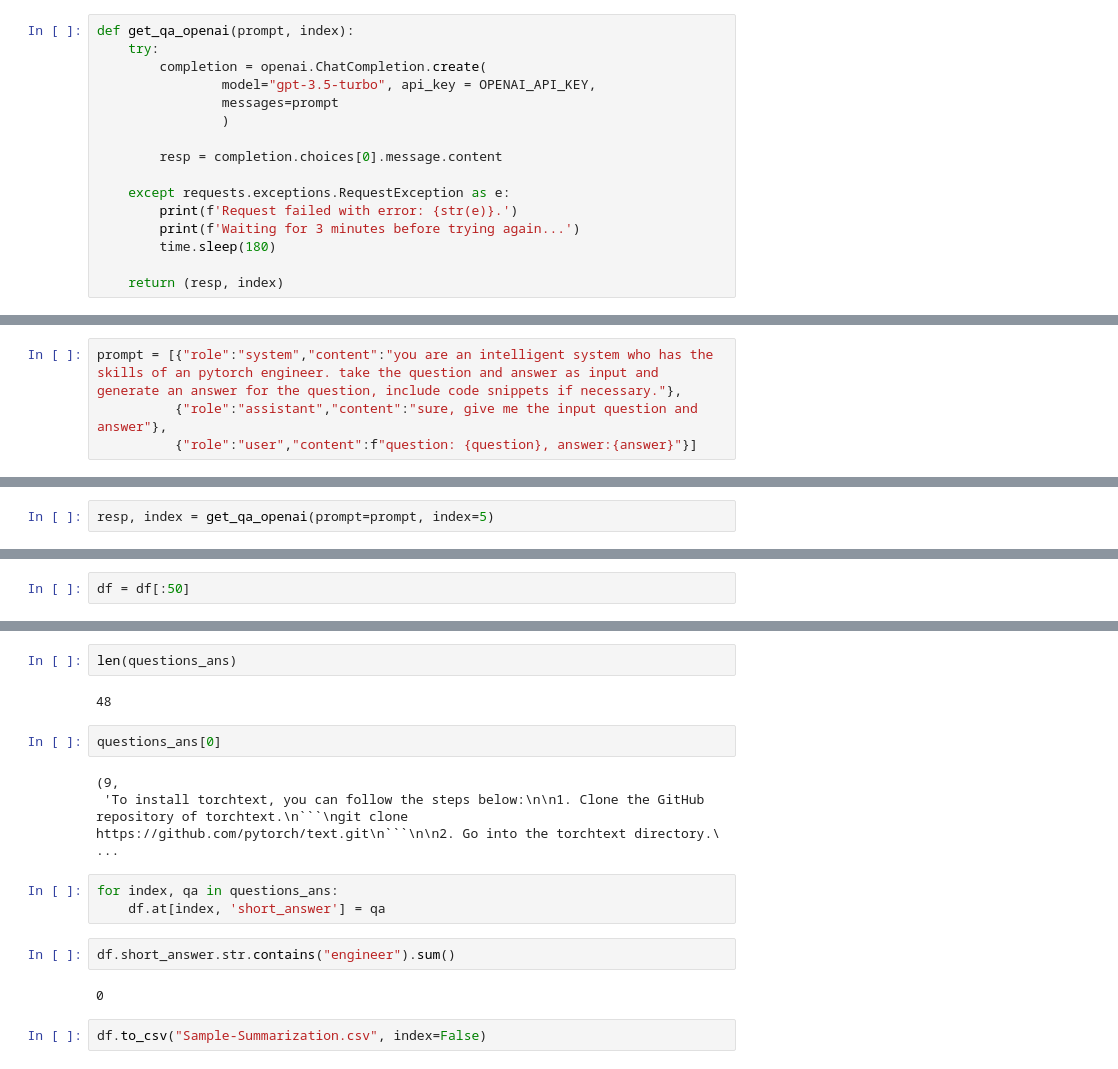
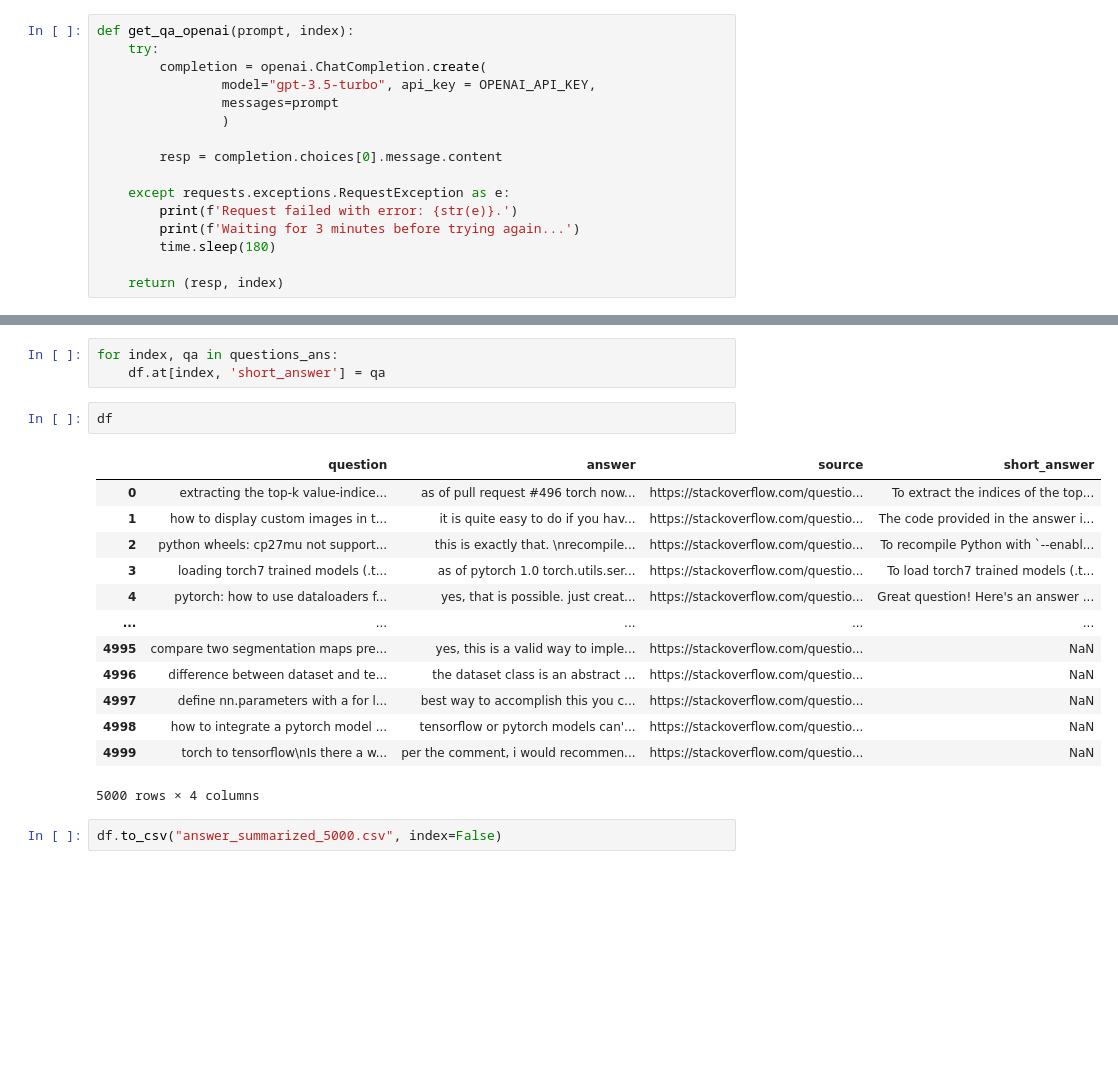
Before and after one commit to chauhang/pt-experiments, a Jupyter notebook: pytorch-qa/data-preparation/with_context/Answer-Summary-Cleanup-Sample-Test.ipynb, the cells around one changed output, grey strips where cells are left out. Saved outputs shown, nothing was run; the diff lists cells and outputs as text; blank space fills up the shorter version.

Commit message:
Updating Answer summary notebook with 5k records
Signed-off-by: Shrinath Suresh <shrinath@ideas2it.com>

````diff
--- a/pytorch-qa/data-preparation/with_context/Answer-Summary-Cleanup-Sample-Test.ipynb
+++ b/pytorch-qa/data-preparation/with_context/Answer-Summary-Cleanup-Sample-Test.ipynb
@@ -85,4 +71,0 @@ answer
-# %%
-prompt = [{"role":"system","content":"you are an intelligent system who has the skills of an pytorch engineer. take the question and answer as input and generate an answer for the question, include code snippets if necessary."},
-          {"role":"assistant","content":"sure, give me the input question and answer"},
-          {"role":"user","content":f"question: {question}, answer:{answer}"}]
@@ -98,2 +71,0 @@ prompt
-# %%
-resp, index = get_qa_openai(prompt=prompt, index=5)
@@ -106,2 +71,0 @@ resp
-# %%
-df = df[:50]
@@ -138,18 +110,21 @@ generated an exception: Bad gateway. {"error":{"code":502,"message":"Bad gateway
-# %%
-len(questions_ans)
-# %% [output]
-48
-# %%
-questions_ans[0]
-# %% [output]
-(9,
- 'To install torchtext, you can follow the steps below:\n\n1. Clone the GitHub repository of torchtext.\n```\ngit clone https://github.com/pytorch/text.git\n```\n\n2. Go into the torchtext directory.\ ...
 # %%
 for index, qa in questions_ans:
     df.at[index, 'short_answer'] = qa
-# %%
-df.short_answer.str.contains("engineer").sum()
-# %% [output]
-0
+# %%
+df
+# %% [output]
+|  | question | answer | source | short_answer |
+| 0 | extracting the top-k value-indice... | as of pull request #496 torch now... | https://stackoverflow.com/questio... | To extract the indices of the top... |
+| 1 | how to display custom images in t... | it is quite easy to do if you hav... | https://stackoverflow.com/questio... | The code provided in the answer i... |
+| 2 | python wheels: cp27mu not support... | this is exactly that. \nrecompile... | https://stackoverflow.com/questio... | To recompile Python with `--enabl... |
+| 3 | loading torch7 trained models (.t... | as of pytorch 1.0 torch.utils.ser... | https://stackoverflow.com/questio... | To load torch7 trained models (.t... |
+| 4 | pytorch: how to use dataloaders f... | yes, that is possible. just creat... | https://stackoverflow.com/questio... | Great question! Here's an answer ... |
+| ... | ... | ... | ... | ... |
+| 4995 | compare two segmentation maps pre... | yes, this is a valid way to imple... | https://stackoverflow.com/questio... | NaN |
+| 4996 | difference between dataset and te... | the dataset class is an abstract ... | https://stackoverflow.com/questio... | NaN |
+| 4997 | define nn.parameters with a for l... | best way to accomplish this you c... | https://stackoverflow.com/questio... | NaN |
+| 4998 | how to integrate a pytorch model ... | tensorflow or pytorch models can'... | https://stackoverflow.com/questio... | NaN |
+| 4999 | torch to tensorflow\nIs there a w... | per the comment, i would recommen... | https://stackoverflow.com/questio... | NaN |
+5000 rows × 4 columns
 # %%
-df.to_csv("Sample-Summarization.csv", index=False)
+df.to_csv("answer_summarized_5000.csv", index=False)
````
Also changed, not shown: parts of 9 cells of this notebook.
